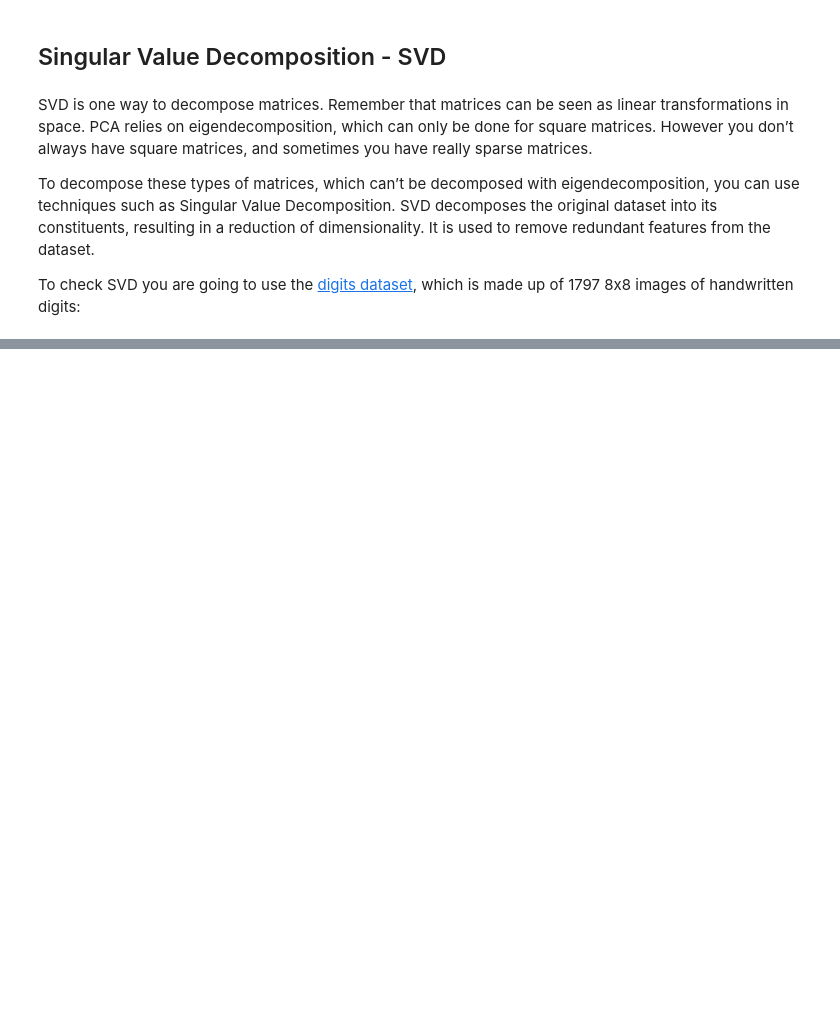
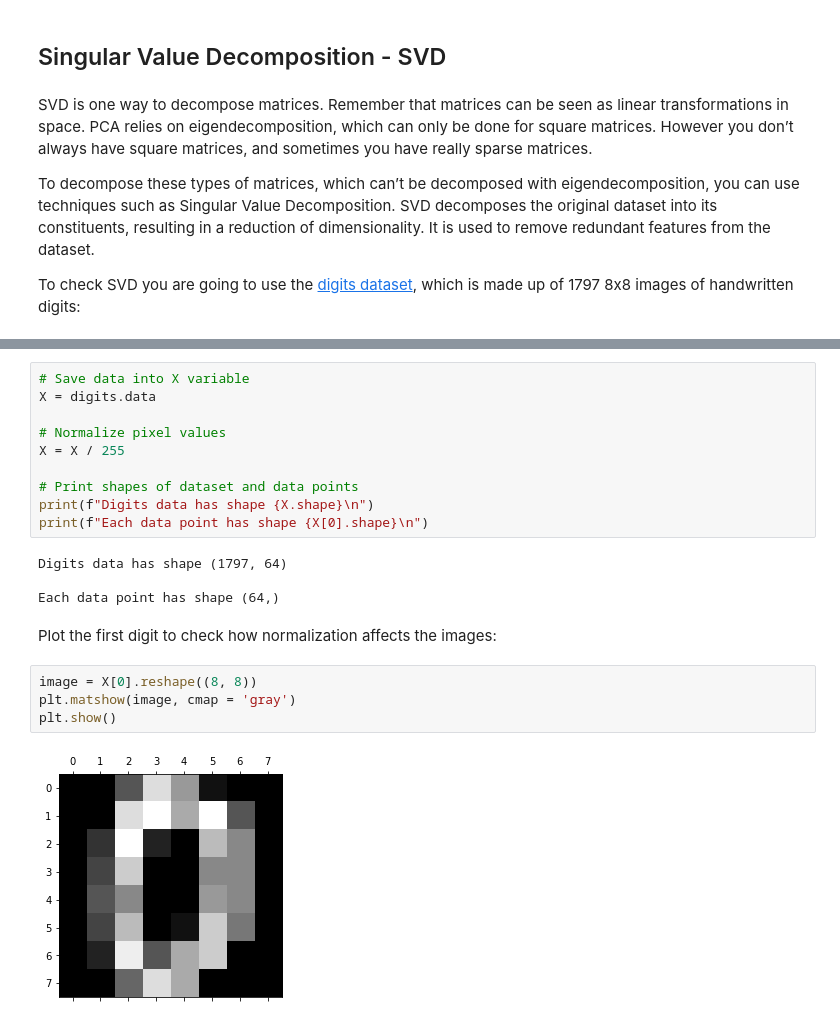
Before and after one commit to rahiakela/mlops-research-and-practice, a Jupyter notebook: MLOps-Specialization/course-3-machine-learning-modeling-pipelines-in-production/week-2-model-resource-management-techniques/02_algorithmic_dimensionality_reduction.ipynb, the cells around one changed output, grey strips where cells are left out. Drawn from its saved outputs; the diff is of its cells as text; blank space fills up the shorter version.

```diff
--- a/MLOps-Specialization/course-3-machine-learning-modeling-pipelines-in-production/week-2-model-resource-management-techniques/02_algorithmic_dimensionality_reduction.ipynb
+++ b/MLOps-Specialization/course-3-machine-learning-modeling-pipelines-in-production/week-2-model-resource-management-techniques/02_algorithmic_dimensionality_reduction.ipynb
@@ -210,0 +227,22 @@ To check SVD you are going to use the [digits dataset](https://scikit-learn.org/
+# %%
+# Save data into X variable
+X = digits.data
+
+# Normalize pixel values
+X = X / 255
+
+# Print shapes of dataset and data points
+print(f"Digits data has shape {X.shape}\n")
+print(f"Each data point has shape {X[0].shape}\n")
+# %% [output]
+Digits data has shape (1797, 64)
+
+Each data point has shape (64,)
+# %% [markdown]
+Plot the first digit to check how normalization affects the images:
+# %%
+image = X[0].reshape((8, 8))
+plt.matshow(image, cmap = 'gray')
+plt.show()
+# %% [output]
+[figure, added]
```
Also changed, not shown: parts of 23 cells of this notebook.
